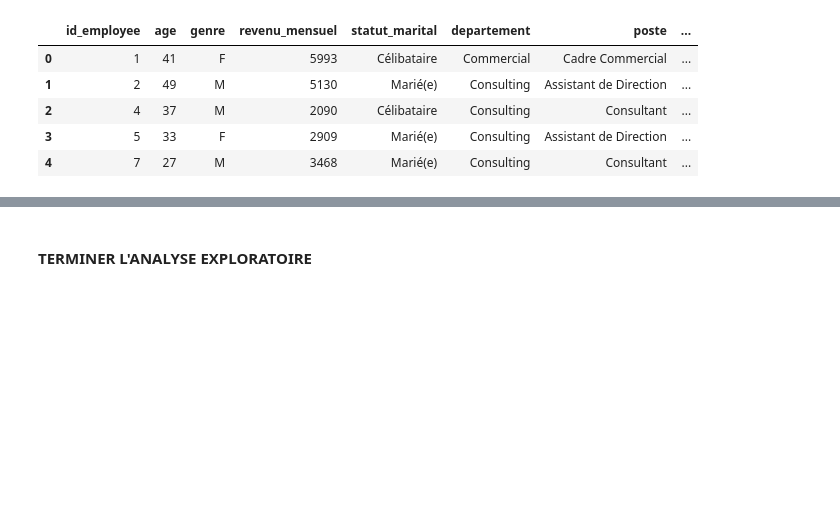
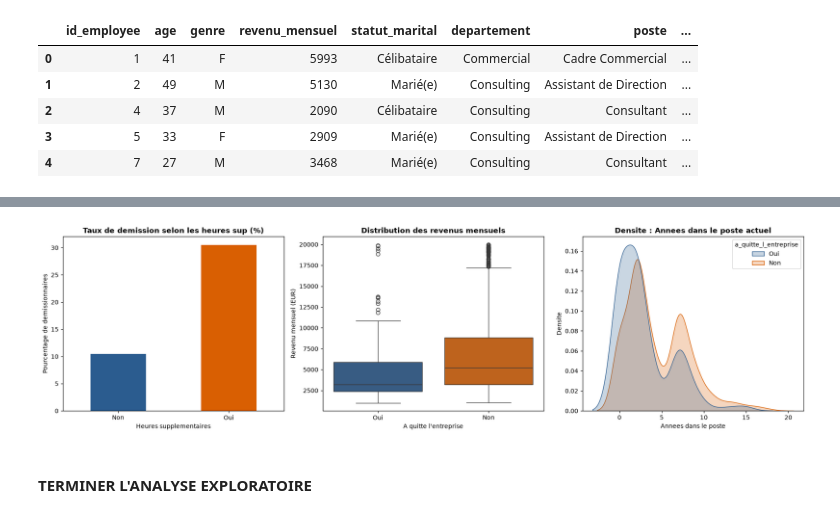
Before and after one commit to Alexis-h2/P4_OC_Classification_RH_turn_over, a Jupyter notebook: Hernandez_Alexis_1_notebook_112026.ipynb, the cells around one changed output, grey strips where cells are left out. Drawn from its saved outputs; the diff is of its cells as text; code cells hidden in the pictures; blank space fills up the shorter version.

Commit message:
Import + EDA et nttoyage raw + jointure et début EDA jointure

```diff
--- a/Hernandez_Alexis_1_notebook_112026.ipynb
+++ b/Hernandez_Alexis_1_notebook_112026.ipynb
@@ -57,0 +85,4 @@ sirh.head()
+# %%
+# nettoyage des données
+# On supprime les colonnes sans variance (ne différentie pas les individus)
+sirh_clean = sirh.drop(columns=['nombre_heures_travailless']).copy()
@@ -77,0 +187,6 @@ sondage.head()
+# %%
+# nettoyage des données
+# On supprime les colonnes sans variance
+sondage_clean = sondage.drop(columns=['nombre_employee_sous_responsabilite', 'ayant_enfants']).copy()
+# On renomme la clé pour la jointure
+sondage_clean = sondage_clean.rename(columns={'code_sondage': 'id_employee'})
@@ -77,0 +206,5 @@ sondage.head()
+# %%
+# Jointure des 3 DataFrames sur la cle repérée a priori
+df_jointure = sirh_clean.merge(
+    eval_clean, on="id_employee", how="inner").merge(
+    sondage_clean, on="id_employee", how="inner")
@@ -118,0 +229,4 @@ memory usage: 1.2+ MB
+# %%
+# Avec la jointure réalisée, on peut supprimer l'identifiant de l'employé pour le RGPD et non utile pour l'analyse
+df_jointure_clean = df_jointure.copy()
+df_jointure_clean = df_jointure_clean.drop(columns=['id_employee']).copy()
@@ -119,3 +316,61 @@ memory usage: 1.2+ MB
+# %%
+# Creation d'une grille de trois sous-graphiques alignes horizontalement
+fig, axes = plt.subplots(1, 3, figsize=(18, 5))
+
+# Graphique 1 : Heures supplementaires (Variable qualitative vs Cible)
+# pd.crosstab calcule la table de contingence
+# normalize='index' calcule le pourcentage de departs a l'interieur de chaque statut (Oui/Non)
+tab_hs = (
+    pd.crosstab(
+        df_jointure_clean["heure_supplementaires"],
+        df_jointure_clean["a_quitte_l_entreprise"],
+        normalize="index",
+    )
+    * 100
+)
+
+tab_hs["Oui"].plot(kind="bar", ax=axes[0], color=["#2b5c8f", "#d95f02"])
+axes[0].set_title(
+    "Taux de demission selon les heures sup (%)", fontweight="bold"
+)
+axes[0].set_ylabel("Pourcentage de demissionnaires")
+axes[0].set_xlabel("Heures supplementaires")
+axes[0].tick_params(axis="x", rotation=0)
+
+# Graphique 2 : Revenu mensuel (Variable quantitative vs Cible)
+# sns.boxplot montre la mediane, les quartiles et les valeurs extremes pour chaque groupe
+sns.boxplot(
+    data=df_jointure_clean,
+    x="a_quitte_l_entreprise",
+    y="revenu_mensuel",
+    hue="a_quitte_l_entreprise",
+    palette=["#2b5c8f", "#d95f02"],
+    legend=False,  # Supprime la legende devenue inutile puisque l'axe x indique deja les categories
+    ax=axes[1],
+)
+axes[1].set_title("Distribution des revenus mensuels", fontweight="bold")
+axes[1].set_xlabel("A quitte l'entreprise")
+axes[1].set_ylabel("Revenu mensuel (EUR)")
+
+# Graphique 3 : Annees dans le poste actuel (Variable quantitative vs Cible)
+# sns.kdeplot trace la courbe de densite pour visualiser la repartition continue
+sns.kdeplot(
+    data=df_jointure_clean,
+    x="annees_dans_le_poste_actuel",
+    hue="a_quitte_l_entreprise",
+    common_norm=False,
+    fill=True,
+    palette=["#2b5c8f", "#d95f02"],
+    ax=axes[2],
+)
+axes[2].set_title("Densite : Annees dans le poste actuel", fontweight="bold")
+axes[2].set_xlabel("Annees dans le poste")
+axes[2].set_ylabel("Densite")
+
+plt.tight_layout()
+plt.show()
+# %% [output]
+[figure, added]
 # %% [markdown]
 #### TERMINER L'ANALYSE EXPLORATOIRE
 # %% [markdown]
```
Also changed, not shown: parts of 26 cells of this notebook, 3 other files.
